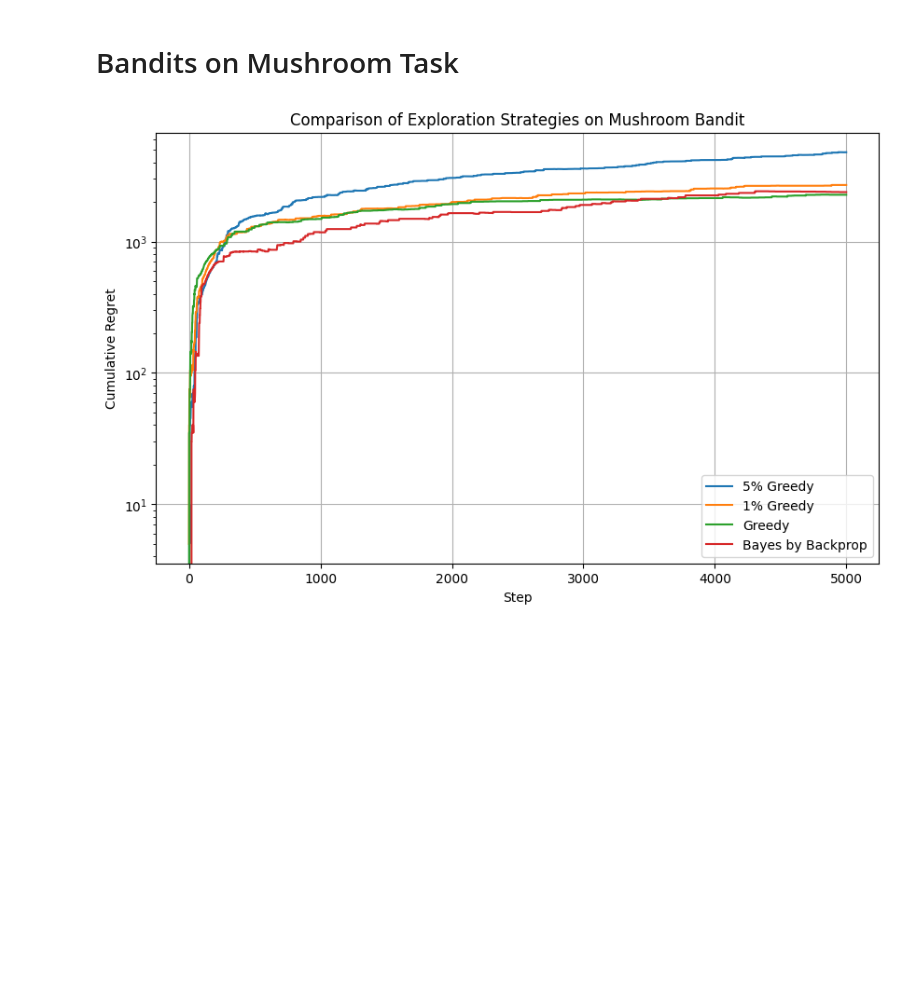
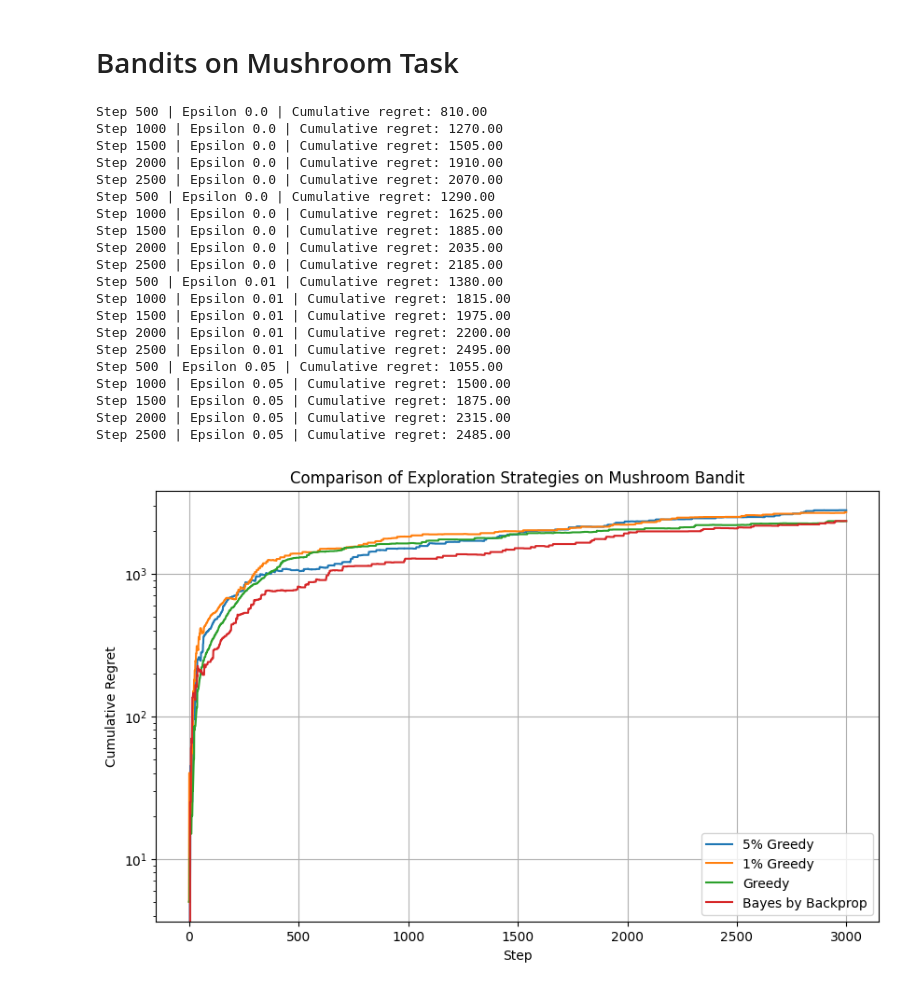
Before and after one commit to miriam-16/asi-weight-uncertainty-nn, a Jupyter notebook: project-weight-uncertainty-in-neural-networks-mushrooms.ipynb, the cells around one changed output. Drawn from its saved outputs; the diff is of its cells as text; code cells hidden in the pictures; blank space fills up the shorter version.

```diff
--- a/project-weight-uncertainty-in-neural-networks-mushrooms.ipynb
+++ b/project-weight-uncertainty-in-neural-networks-mushrooms.ipynb
@@ -318,7 +318,7 @@ class GreedyNet(nn.Module):
         return self.out(x)
 
 # Run agent with epsilon-greedy strategy (Bayesian or not)
-def run_agent(model, optimizer, epsilon, is_bayesian=False, max_steps=5000, batch_size=64):
+def run_agent(model, optimizer, epsilon, is_bayesian=False, max_steps=3000, batch_size=64):
     device = next(model.parameters()).device
     buffer = []
     regret_list = []
@@ -359,7 +359,7 @@ def run_agent(model, optimizer, epsilon, is_bayesian=False, max_steps=5000, batc
         regret_list.append(regret)
         cumulative_regret.append(sum(regret_list))
 
-        if step % 5000 == 0 and step > 0:
+        if step % 500 == 0 and step > 0:
             print(f"Step {step} | Epsilon {epsilon} | Cumulative regret: {cumulative_regret[-1]:.2f}")
 
         buffer.append((context.cpu(), torch.eye(2)[action], torch.tensor([reward], dtype=torch.float32)))
@@ -393,31 +393,51 @@ regret_bbb = run_agent(bbb_model, bbb_opt, epsilon=0.0, is_bayesian=True)
 
 # Greedy (0%)
 greedy_model = GreedyNet(input_dim).to(device)
 greedy_opt = torch.optim.Adam(greedy_model.parameters(), lr=1e-3)
 regret_0 = run_agent(greedy_model, greedy_opt, epsilon=0.0)
 
 # Greedy (1%)
 greedy_model_1 = GreedyNet(input_dim).to(device)
 greedy_opt_1 = torch.optim.Adam(greedy_model_1.parameters(), lr=1e-3)
 regret_1 = run_agent(greedy_model_1, greedy_opt_1, epsilon=0.01)
 
 # Greedy (5%)
 greedy_model_5 = GreedyNet(input_dim).to(device)
 greedy_opt_5 = torch.optim.Adam(greedy_model_5.parameters(), lr=1e-3)
 regret_5 = run_agent(greedy_model_5, greedy_opt_5, epsilon=0.05)
 
 # Plot all results
 plt.figure(figsize=(10, 6))
 plt.plot(regret_5, label="5% Greedy")
 plt.plot(regret_1, label="1% Greedy")
 plt.plot(regret_0, label="Greedy")
 plt.plot(regret_bbb, label="Bayes by Backprop")
 plt.yscale("log")
 plt.xlabel("Step")
 plt.ylabel("Cumulative Regret")
 plt.legend()
 plt.title("Comparison of Exploration Strategies on Mushroom Bandit")
 plt.grid(True)
 plt.show()
 # %% [output]
+Step 500 | Epsilon 0.0 | Cumulative regret: 810.00
+Step 1000 | Epsilon 0.0 | Cumulative regret: 1270.00
+Step 1500 | Epsilon 0.0 | Cumulative regret: 1505.00
+Step 2000 | Epsilon 0.0 | Cumulative regret: 1910.00
+Step 2500 | Epsilon 0.0 | Cumulative regret: 2070.00
+Step 500 | Epsilon 0.0 | Cumulative regret: 1290.00
+Step 1000 | Epsilon 0.0 | Cumulative regret: 1625.00
+Step 1500 | Epsilon 0.0 | Cumulative regret: 1885.00
+Step 2000 | Epsilon 0.0 | Cumulative regret: 2035.00
+Step 2500 | Epsilon 0.0 | Cumulative regret: 2185.00
+Step 500 | Epsilon 0.01 | Cumulative regret: 1380.00
+Step 1000 | Epsilon 0.01 | Cumulative regret: 1815.00
+Step 1500 | Epsilon 0.01 | Cumulative regret: 1975.00
+Step 2000 | Epsilon 0.01 | Cumulative regret: 2200.00
+Step 2500 | Epsilon 0.01 | Cumulative regret: 2495.00
+Step 500 | Epsilon 0.05 | Cumulative regret: 1055.00
+Step 1000 | Epsilon 0.05 | Cumulative regret: 1500.00
+Step 1500 | Epsilon 0.05 | Cumulative regret: 1875.00
+Step 2000 | Epsilon 0.05 | Cumulative regret: 2315.00
+Step 2500 | Epsilon 0.05 | Cumulative regret: 2485.00
-[figure, old version]
+[figure, new version]
```
